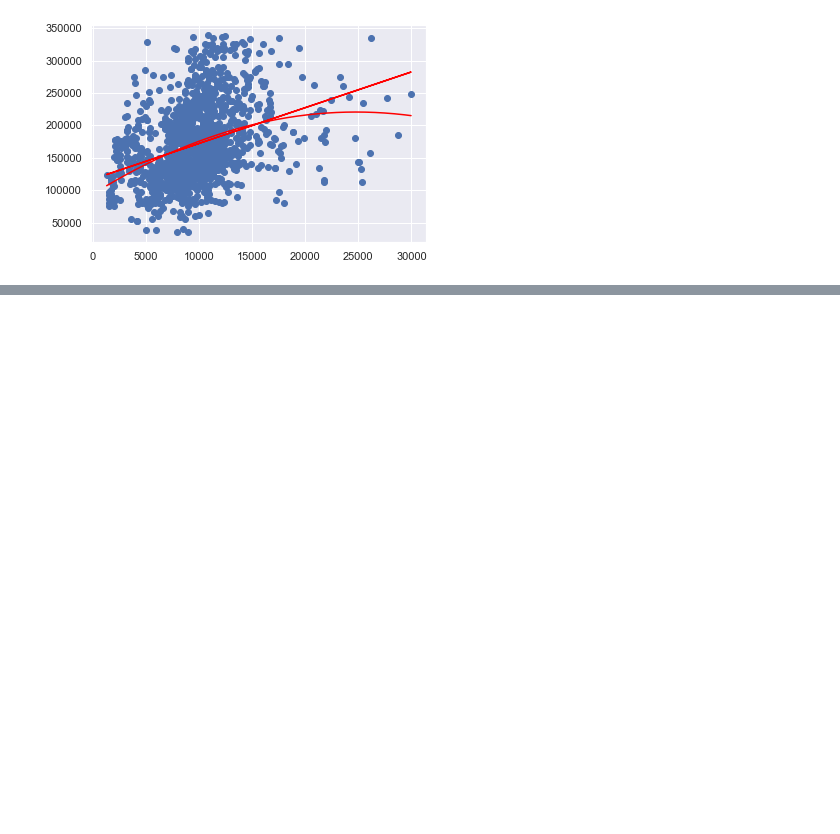
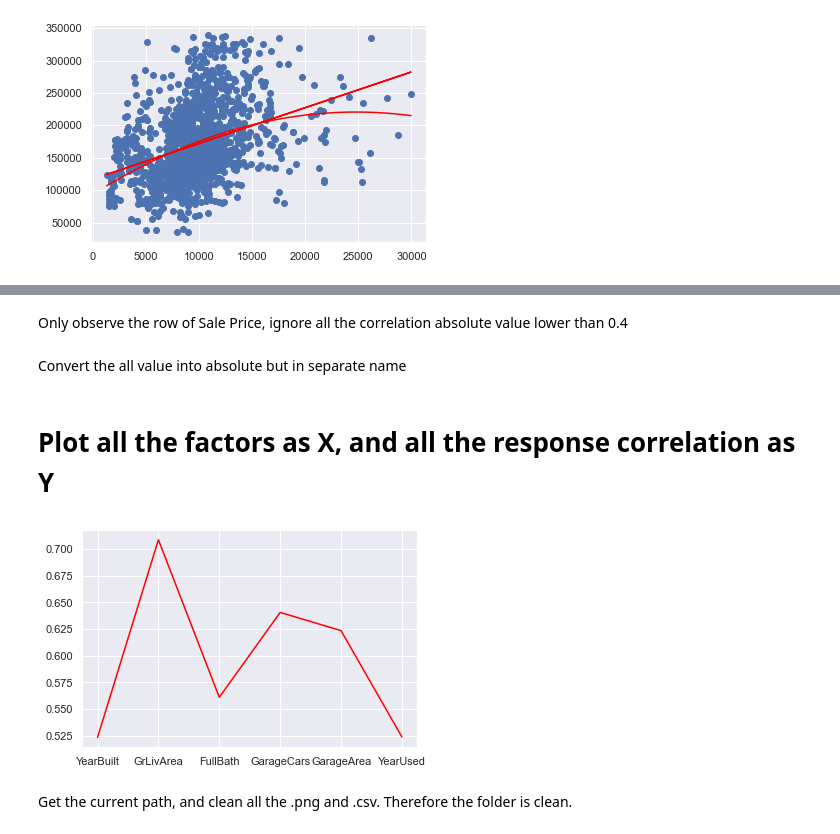
Before and after one commit to CS521-Burstein/final-project-huangyinbuedu, a Jupyter notebook: CS521_final_project.ipynb, the cells around one changed output, grey strips where cells are left out. Cells and saved outputs as stored; diff of their text form; code cells hidden in the pictures; blank space fills up the shorter version.

Commit message:
Add correlation

```diff
--- a/CS521_final_project.ipynb
+++ b/CS521_final_project.ipynb
@@ -433,0 +438,2 @@ Clear all png files and csv files
+# %%
+df_cor = df_dropna.corr()
@@ -434,3 +442,24 @@ Clear all png files and csv files
+# %%
+df_cor[(df_cor < 0.4) & (df_cor > -0.4)] = np.NAN
+# %% [markdown]
+Only observe the row of Sale Price, ignore all the correlation absolute value lower than 0.4
+# %%
+high_cor = df_cor.loc['SalePrice'].dropna().drop('SalePrice')
+# %% [markdown]
+Convert the all value into absolute but in separate name
+# %%
+abs_high_cor = abs(high_cor)
+# %% [markdown]
+# Plot all the factors as X, and all the response correlation as Y
+# %%
+plt.figure()
+plt.plot(abs_high_cor, color='red')
+new_name = 'high_cor_hist_plot'
+plt.savefig(new_name + '.png', bbox_inches='tight')
+# %% [output]
+[figure, added]
+# %% [markdown]
+Get the current path, and clean all the .png and .csv. Therefore the folder is clean.
 # %%
 cwd = os.getcwd()
 # %%
```
Also changed, not shown: parts of 6 cells of this notebook.
